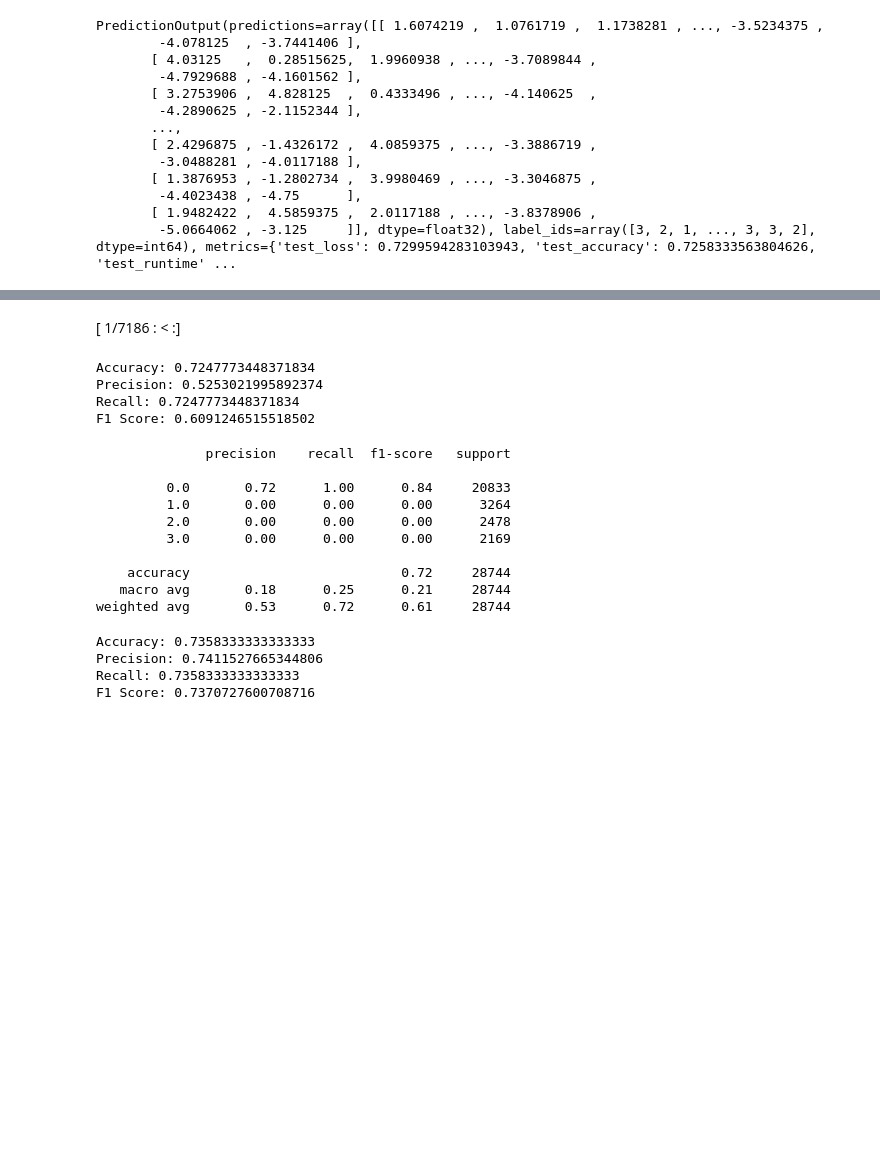
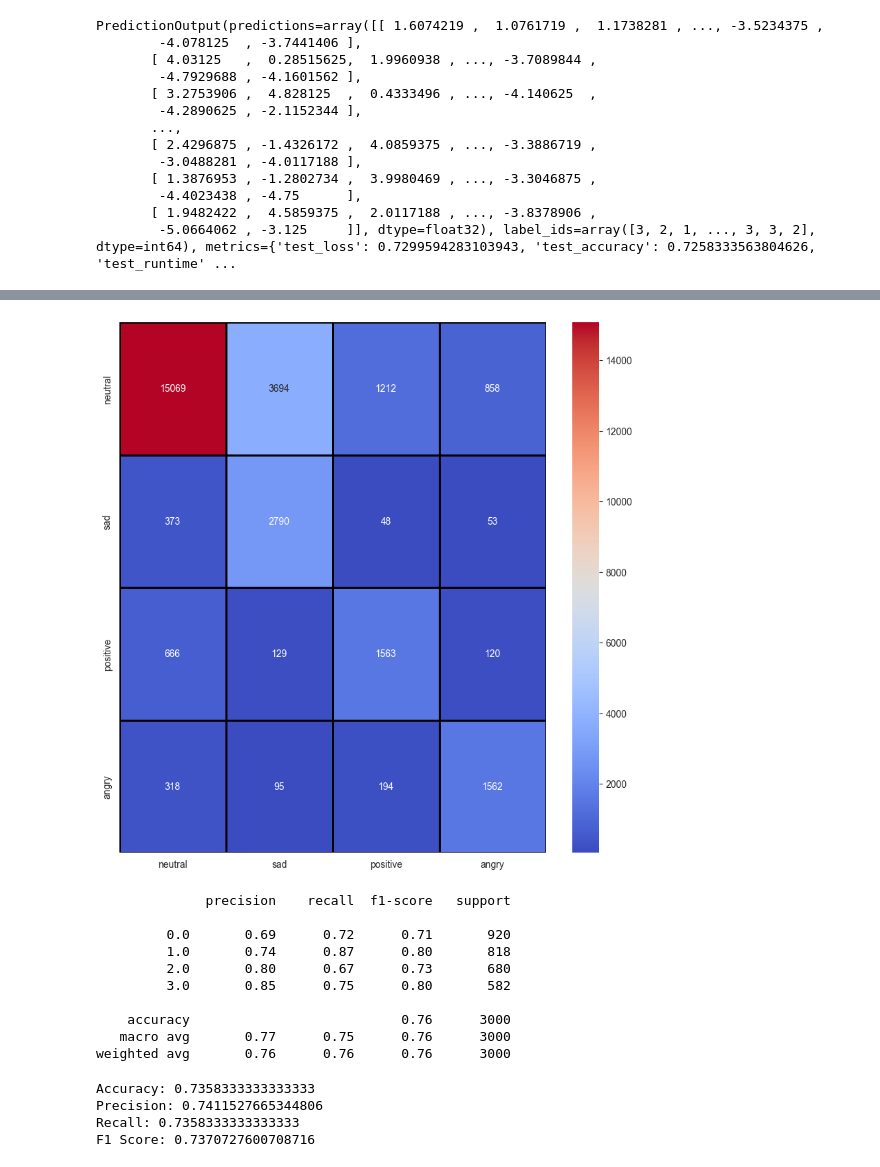
Before and after one commit to ex3del/Audio_speech_classification, a Jupyter notebook: wavvec.ipynb, the cells around one changed output, grey strips where cells are left out. Cells and saved outputs as stored; diff of their text form; code cells hidden in the pictures; blank space fills up the shorter version.

Commit message:
tuning wav2vec with ru_model

```diff
--- a/wavvec.ipynb
+++ b/wavvec.ipynb
@@ -521,7 +521,7 @@ print(f"A classification problem with {num_labels} classes: {label_list}")
 # %% [output]
 A classification problem with 4 classes: [0.0, 1.0, 2.0, 3.0]
 # %%
-model_name_or_path = "facebook/wav2vec2-base-960h"
+model_name_or_path = "jonatasgrosman/wav2vec2-large-xlsr-53-russian"
 #model_name_or_path = "jonatasgrosman/wav2vec2-large-xlsr-53-russian"
 pooling_mode = "mean"
 # %%
@@ -961,8 +964,8 @@ from transformers import TrainingArguments
 training_args = TrainingArguments(
     output_dir="/shto",
     # output_dir="/content/gdrive/MyDrive/wav2vec2-xlsr-greek-speech-emotion-recognition"
-    per_device_train_batch_size=8,
-    per_device_eval_batch_size=8,
+    per_device_train_batch_size=4,
+    per_device_eval_batch_size=4,
     gradient_accumulation_steps=2,
     evaluation_strategy="steps",
     num_train_epochs=1.0,
@@ -1088,4 +1125,5 @@ PredictionOutput(predictions=array([[ 1.6074219 ,  1.0761719 ,  1.1738281 , ...,
 # %%
+#facebook
 from sklearn.metrics import accuracy_score, precision_score, recall_score, f1_score
 from transformers import Trainer
 
@@ -1100,7 +1138,7 @@ predicted_labels = predictions.predictions.argmax(axis=1)
 # predicted_probs = predictions.predictions
 
 # Извлекаем фактические метки классов из eval_dataset
-true_labels = eval_dataset["labels"]
+true_labels = eval_dataset["annotator_emo"]
 
 # Вычисляем метрики
 accuracy = accuracy_score(true_labels, predicted_labels)
@@ -1115,3 +1173,14 @@ print(f"F1 Score: {f1}")
+# %%
+# xlr russian wav2vec test data
+from sklearn.metrics import confusion_matrix
+import matplotlib.pyplot as plt
+import seaborn as sns
+
+plt.figure(figsize=(10,10))
+sns.heatmap(confusion_matrix(true_labels, predicted_labels), annot=True, cmap='coolwarm', linewidths=2, linecolor='black',fmt=str(), xticklabels={'neutral': 0, 'sad': 1, 'positive': 2, 'angry': 3}, yticklabels={'neutral': 0, 'sad': 1, 'positive': 2, 'angry': 3})
+plt.show()
+# %% [output]
+[figure, added]
 # %%
 from sklearn.metrics import accuracy_score, precision_score, recall_score, f1_score
 from transformers import Trainer
@@ -1139,26 +1208,21 @@ print(f"Accuracy: {accuracy}")
 print(f"Precision: {precision}")
 print(f"Recall: {recall}")
 print(f"F1 Score: {f1}")
-# %% [output]
-[ 1/7186 : < :]
-Accuracy: 0.7247773448371834
-Precision: 0.5253021995892374
-Recall: 0.7247773448371834
-F1 Score: 0.6091246515518502
 # %%
+#xlr russian
 from sklearn.metrics import classification_report
 print(classification_report(true_labels, predicted_labels,))
 # %% [output]
               precision    recall  f1-score   support
 
-         0.0       0.72      1.00      0.84     20833
-         1.0       0.00      0.00      0.00      3264
-         2.0       0.00      0.00      0.00      2478
-         3.0       0.00      0.00      0.00      2169
+         0.0       0.69      0.72      0.71       920
+         1.0       0.74      0.87      0.80       818
+         2.0       0.80      0.67      0.73       680
+         3.0       0.85      0.75      0.80       582
 
-    accuracy                           0.72     28744
-   macro avg       0.18      0.25      0.21     28744
-weighted avg       0.53      0.72      0.61     28744
+    accuracy                           0.76      3000
+   macro avg       0.77      0.75      0.76      3000
+weighted avg       0.76      0.76      0.76      3000
 # %%
 from sklearn.metrics import classification_report
 print(classification_report(true_labels, predicted_labels,))
```
Also changed, not shown: parts of 11 cells of this notebook.
